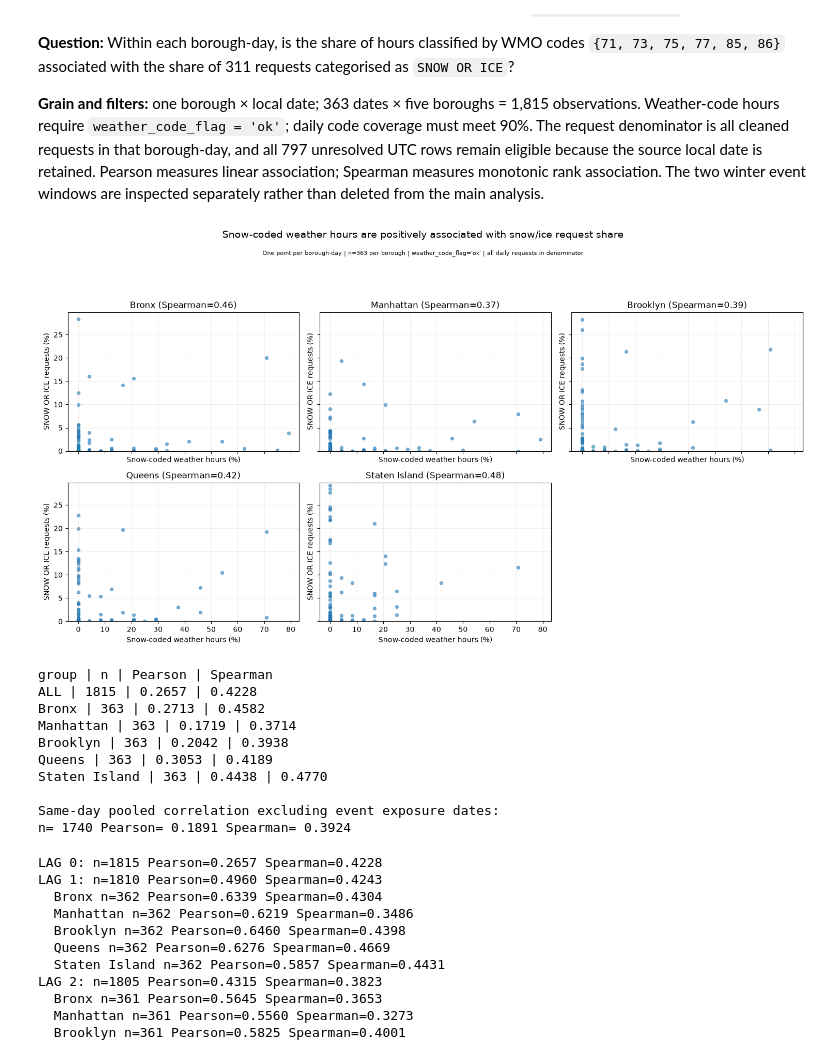
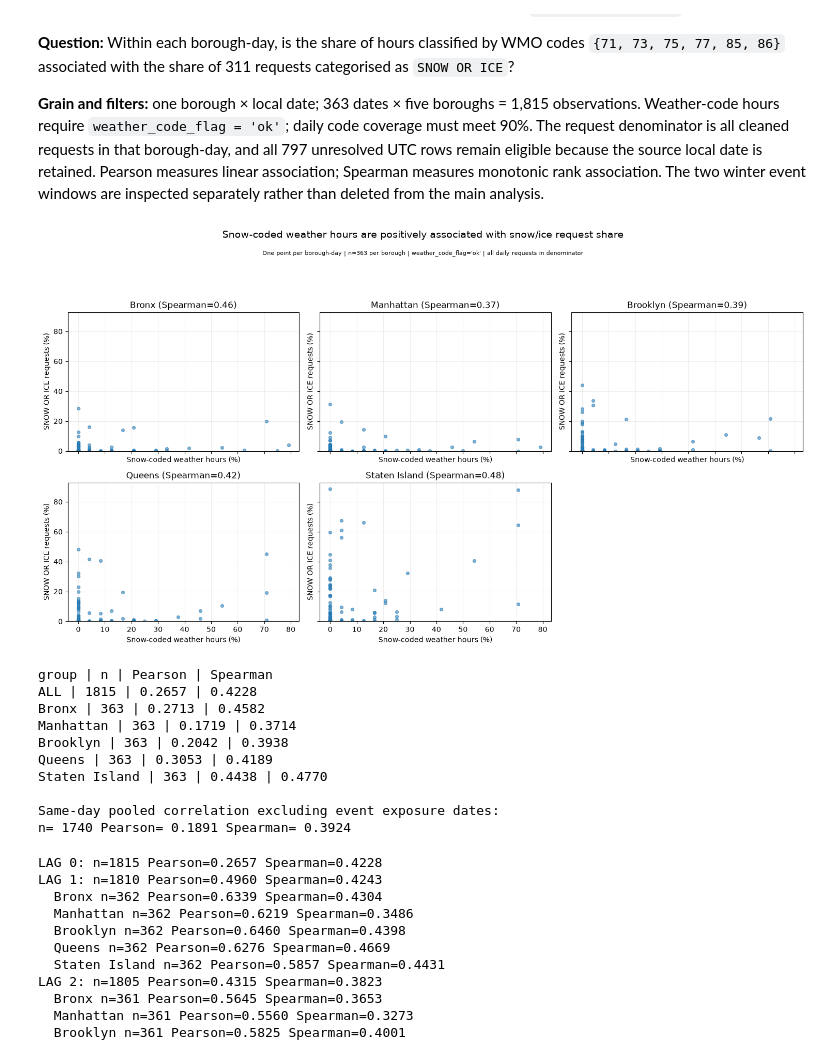
Before and after one commit to seng-210717026/nyc-311-weather-analysis, a Jupyter notebook: notebooks/m4_eda.ipynb, the cells around one changed output. Cells and saved outputs as stored; diff of their text form; code cells hidden in the pictures.

```diff
--- a/notebooks/m4_eda.ipynb
+++ b/notebooks/m4_eda.ipynb
@@ -303,8 +303,8 @@ for ax, width in zip(axes, HISTOGRAM_BIN_WIDTHS):
     ax.set_xlabel("Daily 311 requests")
     ax.set_ylabel("Number of days")
     ax.set_xlim(6000, 24000)
-    ax.set_ylim(bottom=0)
     ax.grid(axis="y", alpha=0.25)
+axes[0].set_ylim(bottom=0)
 fig.suptitle("Citywide daily request volume has a long upper tail", fontsize=15, y=1.03)
 fig.text(
     0.5, 0.96,
@@ -325,8 +325,8 @@ for ax, borough in zip(axes, BOROUGH_ORDER):
     ax.set_xlabel("Daily 311 requests")
     ax.set_ylabel("Number of days")
     ax.set_xlim(0, 6750)
-    ax.set_ylim(bottom=0)
     ax.grid(axis="y", alpha=0.25)
+axes[0].set_ylim(bottom=0)
 axes[-1].axis("off")
 fig.suptitle("Daily request distributions differ across boroughs", fontsize=15, y=1.02)
 fig.text(0.5, 0.96, "250-request bins | shared axes | n=363 days per borough | named boroughs only", ha="center", fontsize=9)
@@ -649,35 +649,35 @@ for ax, bid in zip(axes, BOROUGH_IDS):
     )
     _, rp, rs = correlation_summary(selected)
     ax.set_title(f"{BOROUGH_NAMES[bid]} (Spearman={rs:.2f})")
     ax.set_xlabel("Snow-coded weather hours (%)")
     ax.set_ylabel("SNOW OR ICE requests (%)")
-    ax.set_ylim(bottom=0)
     ax.grid(alpha=0.2)
+axes[0].set_ylim(bottom=0)
 axes[-1].axis("off")
 fig.suptitle("Snow-coded weather hours are positively associated with snow/ice request share", fontsize=14, y=1.02)
 fig.text(0.5, 0.96, "One point per borough-day | n=363 per borough | weather_code_flag='ok' | all daily requests in denominator", ha="center", fontsize=8)
 fig.tight_layout(rect=[0, 0, 1, 0.91])
 fig.savefig(FIGURES_DIR / "snow_ice_share_vs_snow_hours.png", dpi=180, bbox_inches="tight")
 plt.show()
 
 print("group | n | Pearson | Spearman")
 n, p, s = correlation_summary(relationship_rows)
 print(f"ALL | {n} | {p:.4f} | {s:.4f}")
 for bid in BOROUGH_IDS:
     selected = [r for r in relationship_rows if r["borough_id"] == bid]
     n, p, s = correlation_summary(selected)
     print(f"{BOROUGH_NAMES[bid]} | {n} | {p:.4f} | {s:.4f}")
 
 
 def in_storm_window(day):
     return any(start <= day <= end for start, end in STORM_WINDOWS)
 
 nonstorm_same_day = [r for r in relationship_rows if not in_storm_window(r["date"])]
 n, p, s = correlation_summary(nonstorm_same_day)
 print("\nSame-day pooled correlation excluding event exposure dates:")
 print("n=", n, "Pearson=", round(p, 4), "Spearman=", round(s, 4))
 # %% [output]
-[figure, old version]
+[figure, new version]
 group | n | Pearson | Spearman
 ALL | 1815 | 0.2657 | 0.4228
 Bronx | 363 | 0.2713 | 0.4582
```
Also changed, not shown: parts of 1 cell of this notebook, 3 other files.
